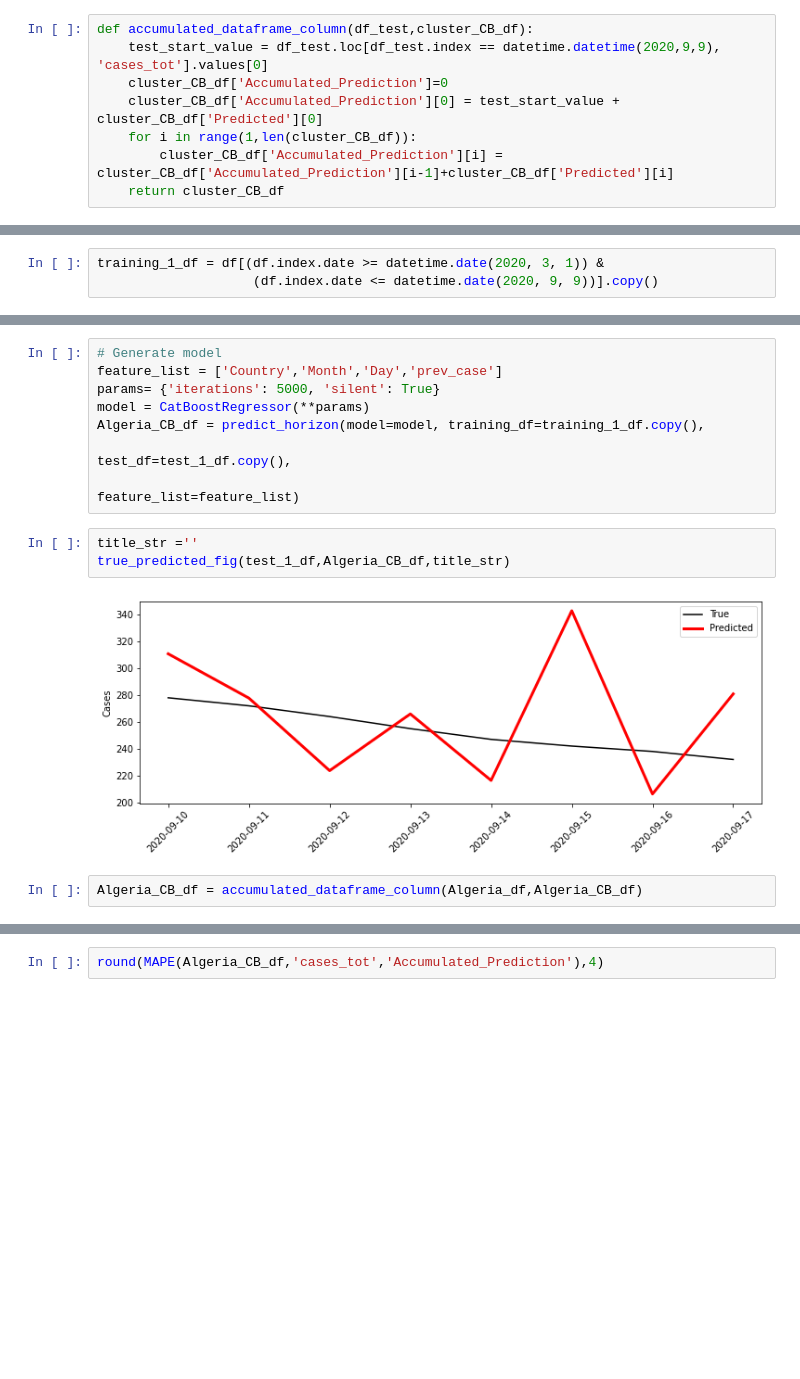
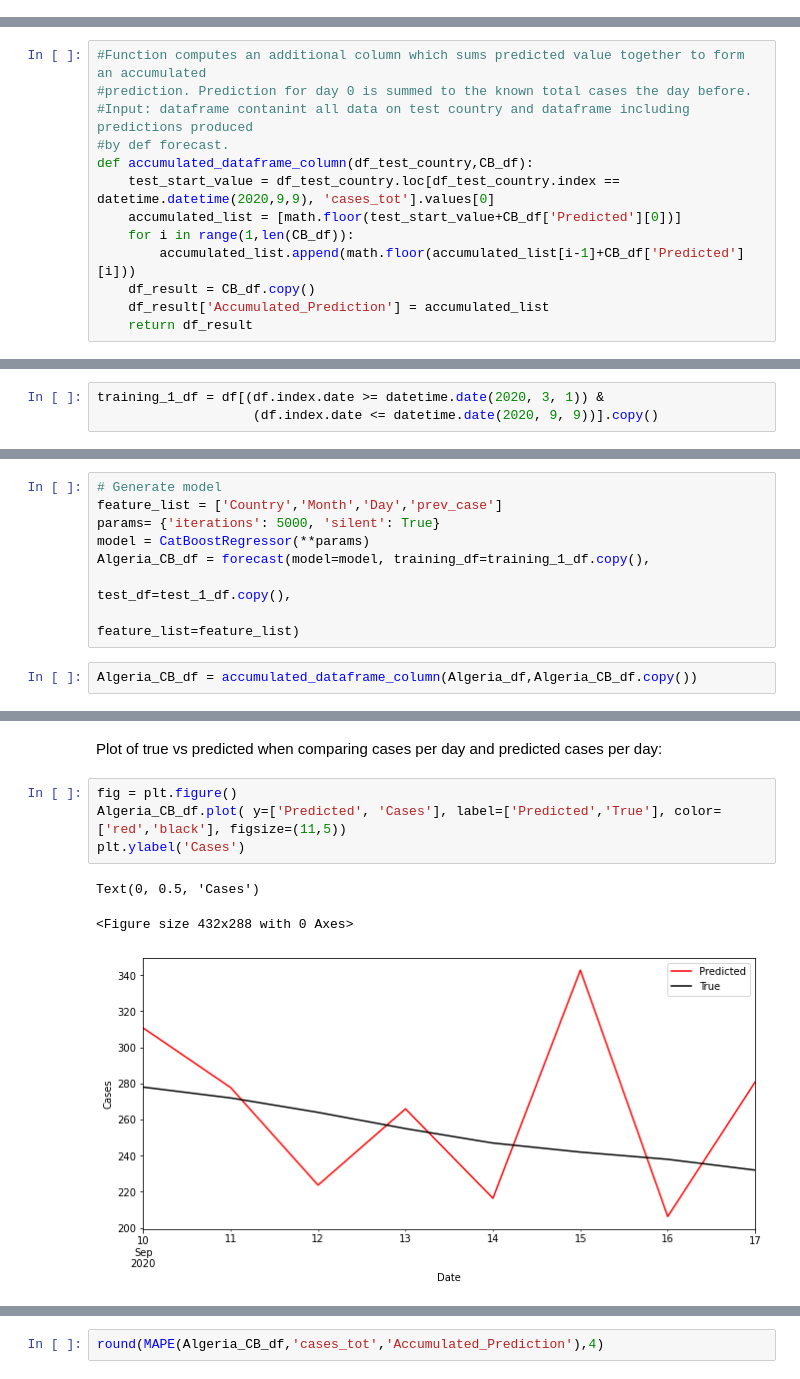
Before and after one commit to anweei/Covid-forecasting, a Jupyter notebook: new_version/forecasting/forecasting_w_catboost_all_countries.ipynb, the cells around one changed output, grey strips where cells are left out. Saved outputs shown, nothing was run; the diff lists cells and outputs as text; blank space fills up the shorter version.

```diff
--- a/new_version/forecasting/forecasting_w_catboost_all_countries.ipynb
+++ b/new_version/forecasting/forecasting_w_catboost_all_countries.ipynb
@@ -74,10 +18,2 @@ def true_predicted_fig(true_df, predicted_df, title_str):
-# %%
-def accumulated_dataframe_column(df_test,cluster_CB_df):
-    test_start_value = df_test.loc[df_test.index == datetime.datetime(2020,9,9), 'cases_tot'].values[0]
-    cluster_CB_df['Accumulated_Prediction']=0
-    cluster_CB_df['Accumulated_Prediction'][0] = test_start_value + cluster_CB_df['Predicted'][0]
-    for i in range(1,len(cluster_CB_df)):
-        cluster_CB_df['Accumulated_Prediction'][i] = cluster_CB_df['Accumulated_Prediction'][i-1]+cluster_CB_df['Predicted'][i]
-    return cluster_CB_df
 # %% [markdown]
 # Forecasting, traning with all data
@@ -84,3 +82,16 @@ def accumulated_dataframe_column(df_test,cluster_CB_df):
+# %%
+#Function computes an additional column which sums predicted value together to form an accumulated
+#prediction. Prediction for day 0 is summed to the known total cases the day before.
+#Input: dataframe contanint all data on test country and dataframe including predictions produced
+#by def forecast.
+def accumulated_dataframe_column(df_test_country,CB_df):
+    test_start_value = df_test_country.loc[df_test_country.index == datetime.datetime(2020,9,9), 'cases_tot'].values[0]
+    accumulated_list = [math.floor(test_start_value+CB_df['Predicted'][0])]
+    for i in range(1,len(CB_df)):
+        accumulated_list.append(math.floor(accumulated_list[i-1]+CB_df['Predicted'][i]))
+    df_result = CB_df.copy()
+    df_result['Accumulated_Prediction'] = accumulated_list
+    return df_result
 # %% [markdown]
 ## Selecting test countries
 # %%
@@ -130,16 +124,11 @@ training_1_df
 feature_list = ['Country','Month','Day','prev_case']
 params= {'iterations': 5000, 'silent': True}
 model = CatBoostRegressor(**params)
-Algeria_CB_df = predict_horizon(model=model, training_df=training_1_df.copy(),
+Algeria_CB_df = forecast(model=model, training_df=training_1_df.copy(),
                                                              test_df=test_1_df.copy(),
                                                              feature_list=feature_list)
-# %%
-title_str =''
-true_predicted_fig(test_1_df,Algeria_CB_df,title_str)
-# %% [output]
-[figure, removed]
 # %%
-Algeria_CB_df = accumulated_dataframe_column(Algeria_df,Algeria_CB_df)
+Algeria_CB_df = accumulated_dataframe_column(Algeria_df,Algeria_CB_df.copy())
 # %%
 Algeria_CB_df
 # %% [output]
@@ -153,3 +142,13 @@ Algeria_CB_df
 | 2020-09-15 | 242.0 | Algeria | 48496.0 | 9 | 1 | 0.0 | 247.0 | 342.828918 | 48571 |
 | 2020-09-16 | 238.0 | Algeria | 48734.0 | 9 | 2 | 0.0 | 242.0 | 206.302287 | 48777 |
 | 2020-09-17 | 232.0 | Algeria | 48966.0 | 9 | 3 | 0.0 | 238.0 | 280.862577 | 49057 |
+# %% [markdown]
+Plot of true vs predicted when comparing cases per day and predicted cases per day:
+# %%
+fig = plt.figure()
+Algeria_CB_df.plot( y=['Predicted', 'Cases'], label=['Predicted','True'], color=['red','black'], figsize=(11,5))
+plt.ylabel('Cases')
+# %% [output]
+Text(0, 0.5, 'Cases')
+<Figure size 432x288 with 0 Axes>
+[figure, added]
```
Also changed, not shown: parts of 34 cells of this notebook, 15 other files.
